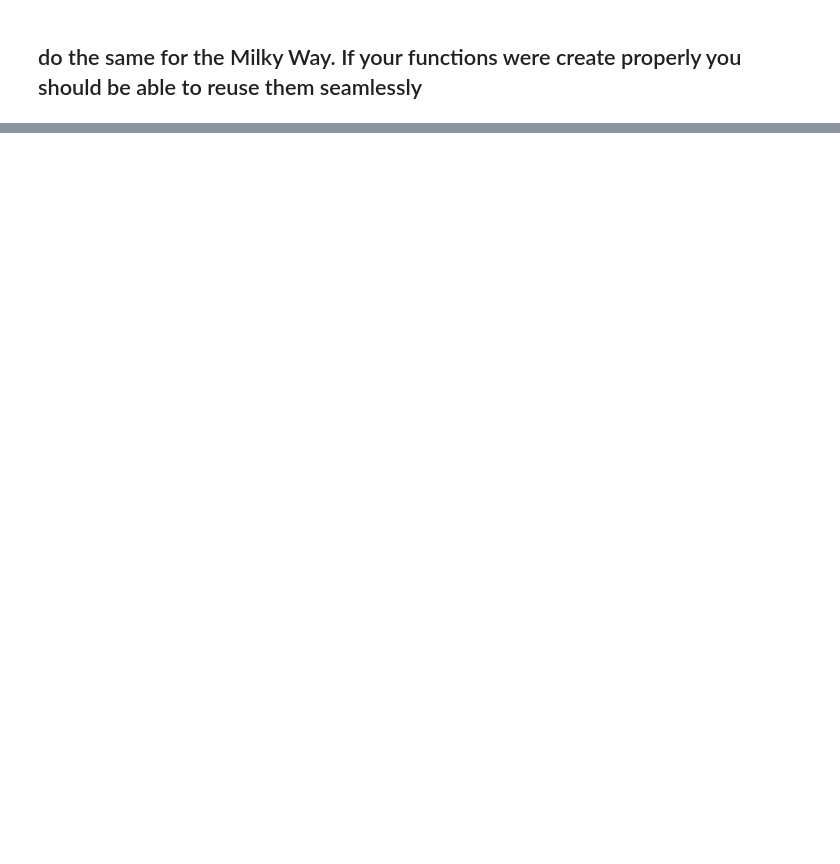
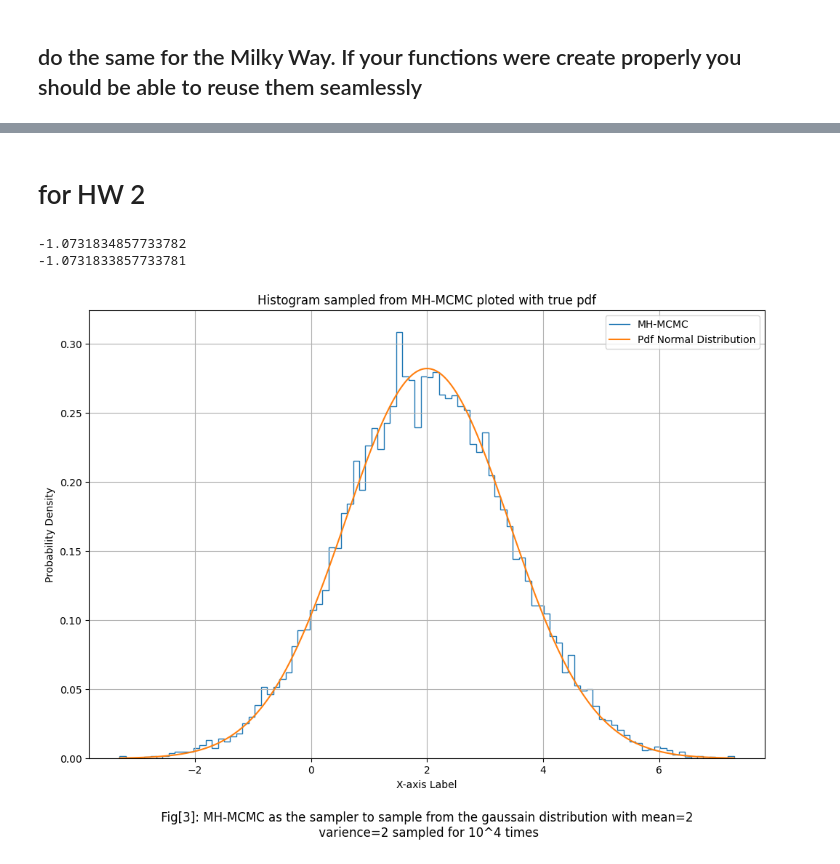
Before and after one commit to bivekpok/DSPS_BPokhrel, a Jupyter notebook: HW4/HW4.ipynb, the cells around one changed output, grey strips where cells are left out. Drawn from its saved outputs; the diff is of its cells as text; code cells hidden in the pictures; blank space fills up the shorter version.

```diff
--- a/HW4/HW4.ipynb
+++ b/HW4/HW4.ipynb
@@ -374,0 +730,2 @@ https://en.wikipedia.org/wiki/Milky_Way
+# %% [markdown]
+# for HW 2
@@ -374,0 +740,69 @@ https://en.wikipedia.org/wiki/Milky_Way
+# %%
+tp[0] = np.random.normal(loc=x[0], scale = 1) # q
+r = np.random.rand()
+x[1] = np.random.normal(loc = t[0], scale = np.sqrt(2)) #f(x)
+xp[1] = np.random.normal(loc = tp[0], scale =  np.sqrt(2) ) #f(x')
+print(x[1])
+print(x[1]+e)
+# print(x[2]/(x[1]+e)>r)
+if (xp[1]/(x[1]+e)) > r:
+  t[1] = tp[0]
+else:
+  t[1] = tp[0]
+# %% [output]
+-1.0731834857733782
+-1.0731833857733781
+# %%
+tp[1] = np.random.normal(loc=x[1], scale = 1)
+r = np.random.rand()
+x[2] = np.random.normal(loc = t[1], scale = np.sqrt(2))
+xp[2] = np.random.normal(loc = tp[1], scale =  np.sqrt(2) )
+if (xp[2]/(x[2]+e)) > r:
+  t[2] = tp[1]
+else:
+  t[2] = t[1]
+# %%
+for i in range (10**4):
+  tp[i+1] = np.random.normal(loc = x[i+1], scale =1)
+  r = np.random.rand()
+  x[i+2] = np.random.normal(loc = 2, scale = np.sqrt(2))
+  xp[i+2] = np.random.normal(loc = t[i+1])
+
+  if (xp[i+2]/(x[i+2]+e)) > r:
+    t[i+2] = tp[i+1]
+  else:
+    t[i+2] = t[i+1]
+# %%
+x_list = list(x.values())
+counts, bins = np.histogram(x_list, bins=100, density =True)
+
+# Create a range of x-values for the normal distribution
+x0 = np.linspace(min(x_list), max(x_list), 1000)
+
+# Calculate the PDF of the normal distribution
+mean = 2
+std_dev = np.sqrt(2)
+y0 = scipy.stats.norm.pdf(x0, loc=mean, scale=std_dev)
+
+# Create a figure and axis
+fig, ax = plt.subplots(figsize=(12, 8))
+
+# Plot the histogram
+ax.stairs(counts, bins, label='MH-MCMC')
+
+# Plot the normal distribution
+ax.plot(x0, y0, label='Pdf Normal Distribution')
+
+# Add labels and a legend
+ax.set_xlabel('X-axis Label')
+ax.set_ylabel('Probability Density')
+ax.set_title('Histogram sampled from MH-MCMC ploted with true pdf')
+ax.legend()
+
+# Show the plot
+plt.grid(True)
+ax.text(0.5, -0.15, ' Fig[3]: MH-MCMC as the sampler to sample from the gaussain distribution with mean=2 \n varience=2 sampled for 10^4 times', fontsize=12, ha='center', va='center', transform=ax.transAxes)
+
+plt.show()
+# %% [output]
+[figure, added]
```
Also changed, not shown: parts of 27 cells of this notebook.
